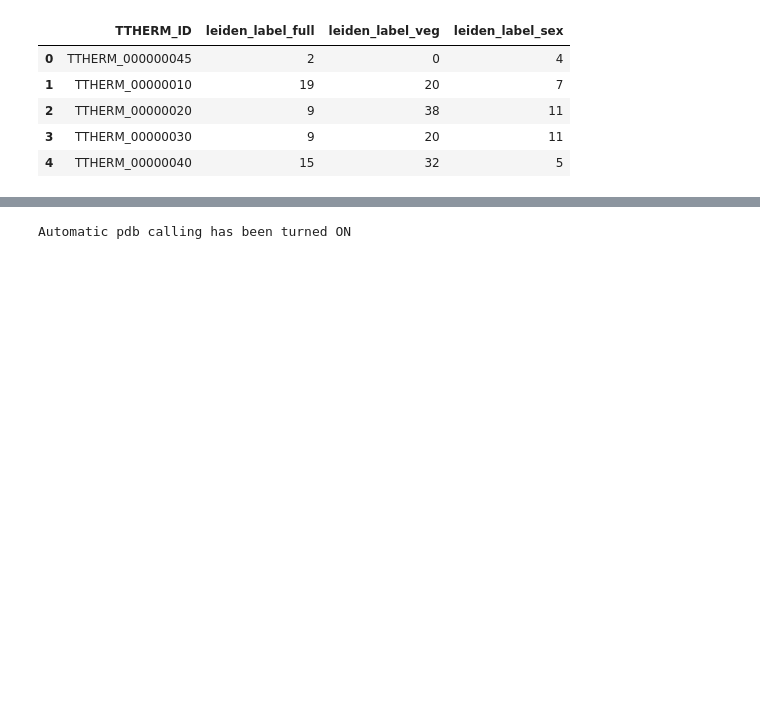
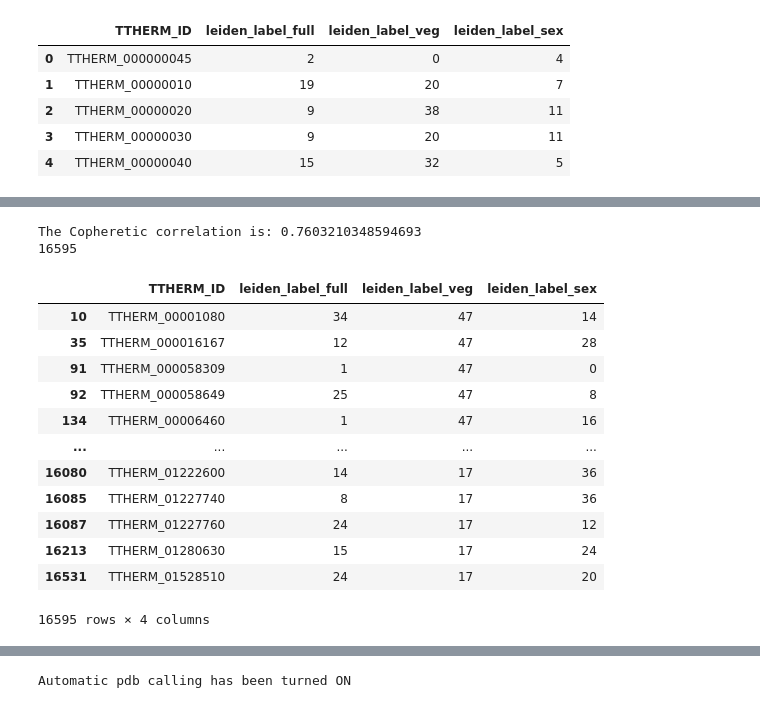
Before and after one commit to ltsypin/TGNE-2022, a Jupyter notebook: TGNE/embedding/embedding_and_app.ipynb, the cells around one changed output, grey strips where cells are left out. Cells and saved outputs as stored; diff of their text form; code cells hidden in the pictures; blank space fills up the shorter version.

```diff
--- a/TGNE/embedding/embedding_and_app.ipynb
+++ b/TGNE/embedding/embedding_and_app.ipynb
@@ -1743,0 +1755,18 @@ leiden_label_df_round_1.head()
+# %%
+arrange_modules(veg_filtered_norm_df, leiden_label_df_round_1, 'leiden', 'veg')
+# %% [output]
+The Copheretic correlation is: 0.7603210348594693
+16595
+|  | TTHERM_ID | leiden_label_full | leiden_label_veg | leiden_label_sex |
+| 10 | TTHERM_00001080 | 34 | 47 | 14 |
+| 35 | TTHERM_000016167 | 12 | 47 | 28 |
+| 91 | TTHERM_000058309 | 1 | 47 | 0 |
+| 92 | TTHERM_000058649 | 25 | 47 | 8 |
+| 134 | TTHERM_00006460 | 1 | 47 | 16 |
+| ... | ... | ... | ... | ... |
+| 16080 | TTHERM_01222600 | 14 | 17 | 36 |
+| 16085 | TTHERM_01227740 | 8 | 17 | 36 |
+| 16087 | TTHERM_01227760 | 24 | 17 | 12 |
+| 16213 | TTHERM_01280630 | 15 | 17 | 24 |
+| 16531 | TTHERM_01528510 | 24 | 17 | 20 |
+16595 rows × 4 columns
```
Also changed, not shown: parts of 20 cells of this notebook.
